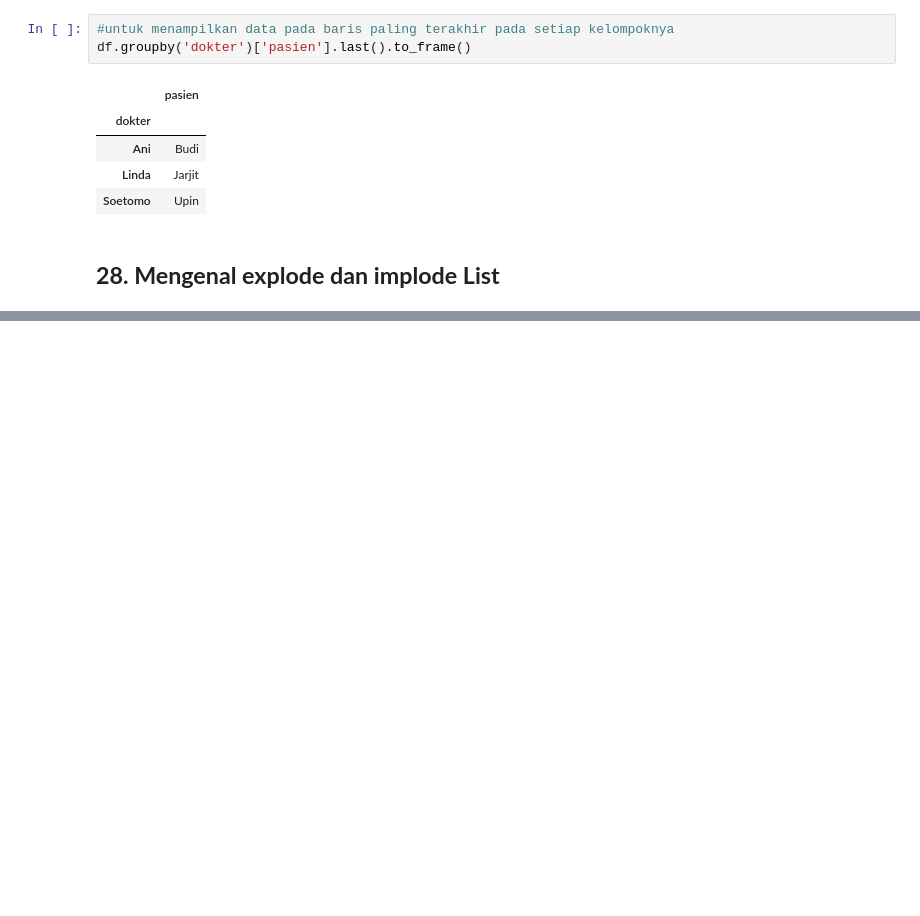
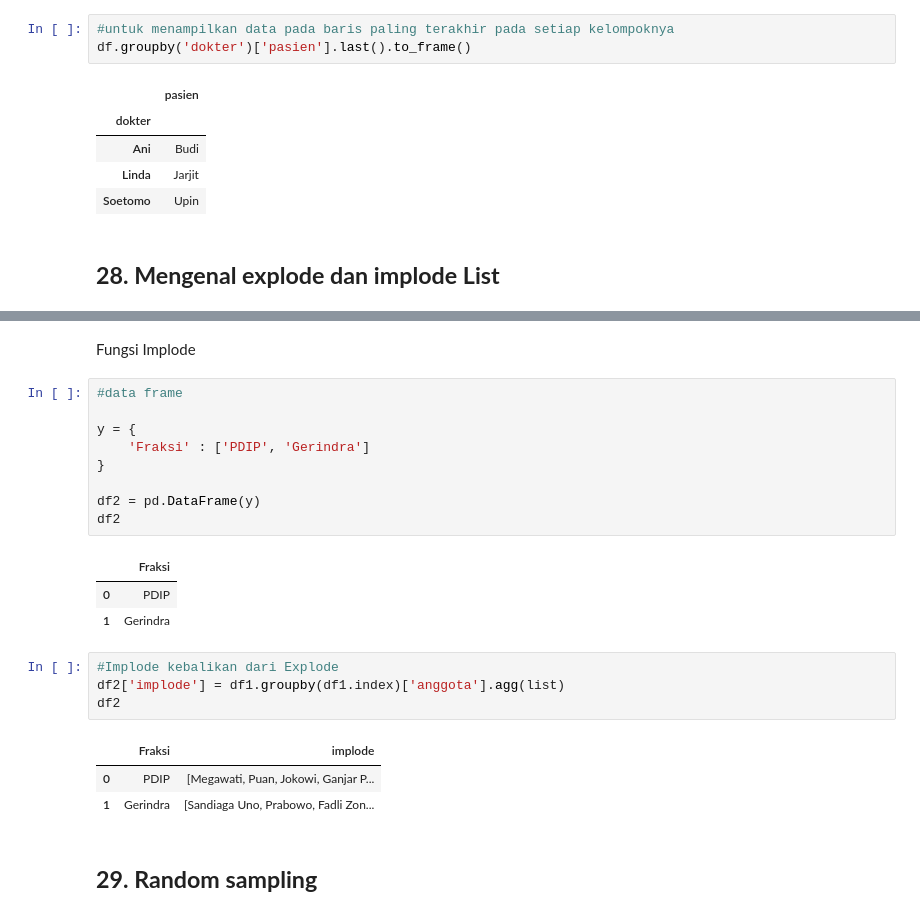
Before and after one commit to Edy-Mochamad/Learn-jupyter-notebook, a Jupyter notebook: pandas.ipynb, the cells around one changed output, grey strips where cells are left out. Cells and saved outputs as stored; diff of their text form; blank space fills up the shorter version.

```diff
--- a/pandas.ipynb
+++ b/pandas.ipynb
@@ -1356,0 +1390,25 @@ df.groupby('dokter')['pasien'].last().to_frame()
+# %% [markdown]
+Fungsi Implode
+# %%
+#data frame
+
+y = {
+    'Fraksi' : ['PDIP', 'Gerindra']
+}
+
+df2 = pd.DataFrame(y)
+df2
+# %% [output]
+|  | Fraksi |
+| 0 | PDIP |
+| 1 | Gerindra |
+# %%
+#Implode kebalikan dari Explode
+df2['implode'] = df1.groupby(df1.index)['anggota'].agg(list)
+df2
+# %% [output]
+|  | Fraksi | implode |
+| 0 | PDIP | [Megawati, Puan, Jokowi, Ganjar P... |
+| 1 | Gerindra | [Sandiaga Uno, Prabowo, Fadli Zon... |
+# %% [markdown]
+## **29. Random sampling**
```
Also changed, not shown: parts of 4 cells of this notebook.
